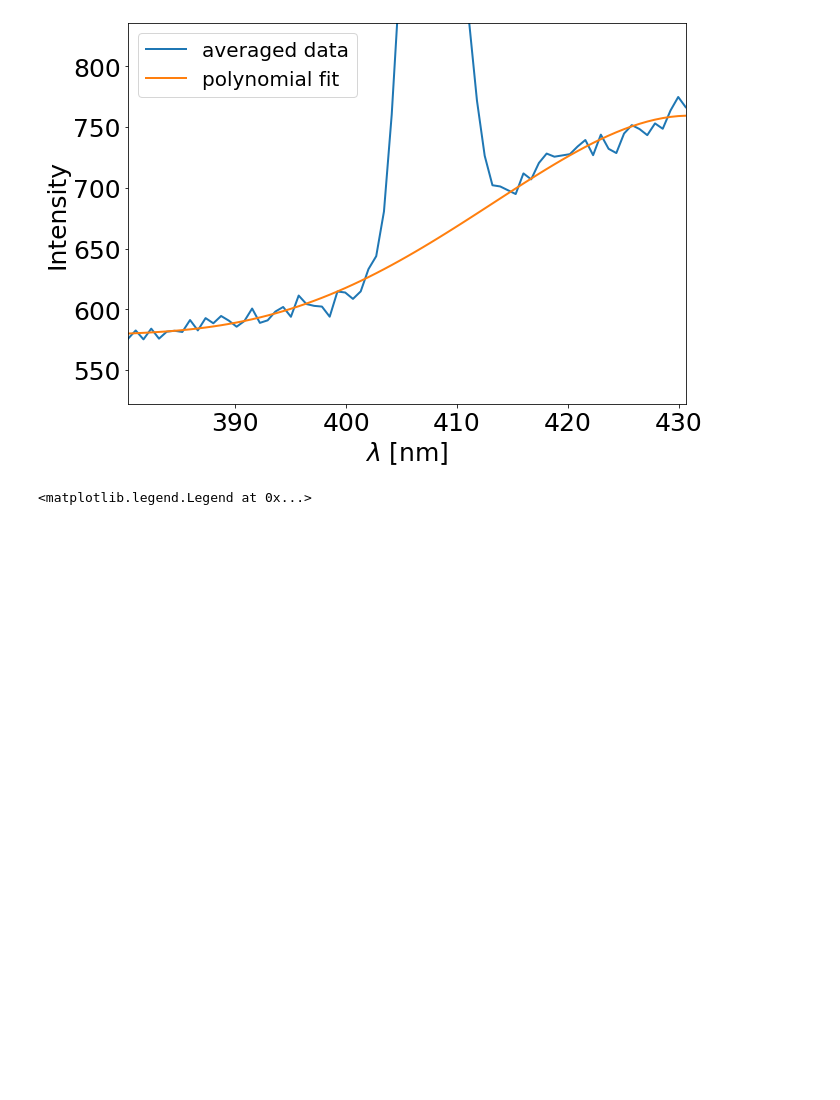
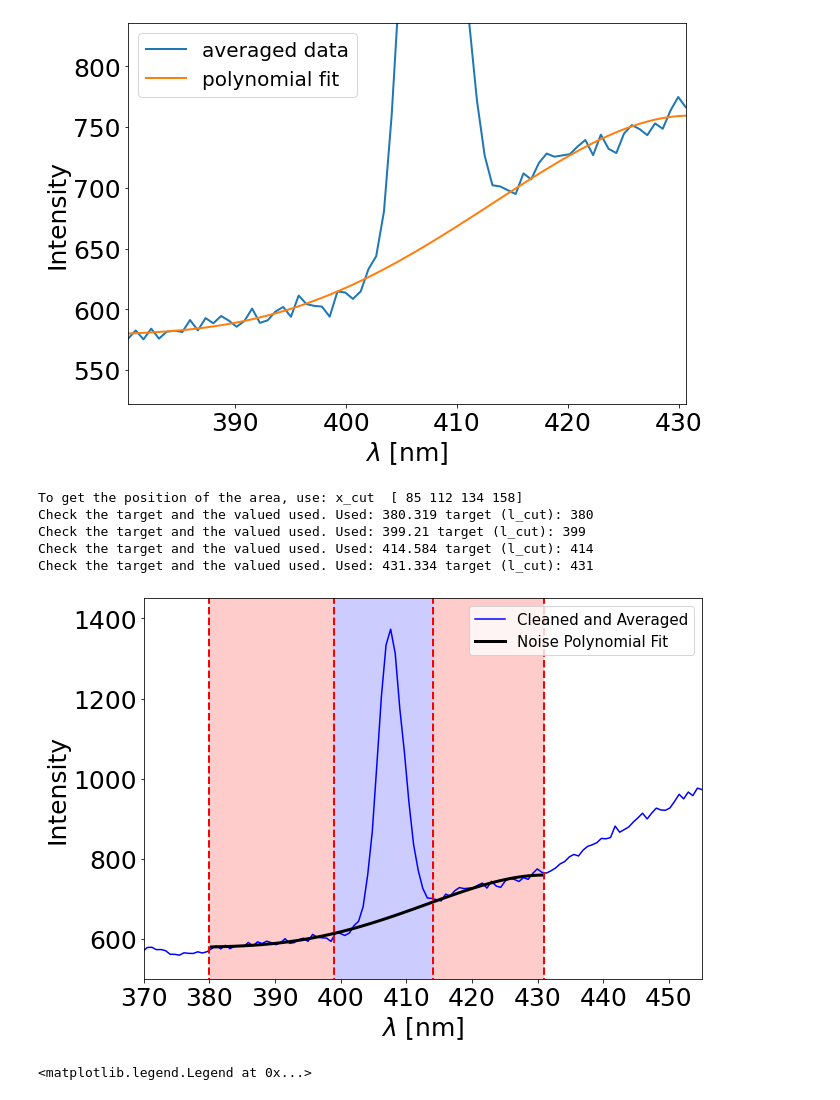
Before and after one commit to glb96/Alpaga, a Jupyter notebook: Tutorials/tutorial_spectra_analysis.ipynb, the cells around one changed output. Cells and saved outputs as stored; diff of their text form; code cells hidden in the pictures; blank space fills up the shorter version.

```diff
--- a/Tutorials/tutorial_spectra_analysis.ipynb
+++ b/Tutorials/tutorial_spectra_analysis.ipynb
@@ -409,6 +388,42 @@ I will look at file with the extension .dat in the directory /home/glebreton/.lo
  758.45081571 759.11331263 759.43418848]
 [figure]
 [figure]
+# %%
+fig, ax = plt.subplots(figsize=(10, 7))
+
+plt.plot(L_lambda, L_spectra, '-b', label='Cleaned and Averaged', lw=1.5)
+plt.plot(L_x_cleaned, L_y_noise_fit, '-k', label='Noise Polynomial Fit', lw=3)
+plt.plot([l_cut[0], l_cut[0]], [0, 1e4], '--r', lw=2)
+plt.plot([l_cut[1], l_cut[1]], [0, 1e4], '--r', lw=2)
+plt.plot([l_cut[2], l_cut[2]], [0, 1e4], '--r', lw=2)
+plt.plot([l_cut[3], l_cut[3]], [0, 1e4], '--r', lw=2)
+ax.axvspan(l_cut[0], l_cut[1], facecolor='red', alpha=0.2)   # between 1st and 2nd
+ax.axvspan(l_cut[1], l_cut[2], facecolor='blue', alpha=0.2)  # between 2nd and 3rd
+ax.axvspan(l_cut[2], l_cut[3], facecolor='red', alpha=0.2)   # between 3rd and 4th
+
+#plt.xlim([L_x_cleaned[0], L_x_cleaned[-1]])
+#plt.ylim([np.min(L_y_noise_fit)*0.9, np.max(L_y_noise_fit)*1.1])
+plt.xlim([370, 455])
+plt.ylim([500, 1450])
+plt.xticks(fontsize=25)
+plt.xlabel(r'$\lambda$ [nm]', fontsize=25)
+plt.ylabel(r'Intensity', fontsize=25)
+plt.yticks(fontsize=25)
+plt.legend(fontsize=15)
+plt.savefig('l_cut_definition.png', dpi=600)
+
+print('To get the position of the area, use: x_cut ', x_cut)
+print('Check the target and the valued used. Used:', L_lambda[x_cut[0]],  'target (l_cut):', l_cut[0])
+print('Check the target and the valued used. Used:', L_lambda[x_cut[1]],  'target (l_cut):', l_cut[1])
+print('Check the target and the valued used. Used:', L_lambda[x_cut[2]],  'target (l_cut):', l_cut[2])
+print('Check the target and the valued used. Used:', L_lambda[x_cut[3]],  'target (l_cut):', l_cut[3])
+# %% [output]
+To get the position of the area, use: x_cut  [ 85 112 134 158]
+Check the target and the valued used. Used: 380.319 target (l_cut): 380
+Check the target and the valued used. Used: 399.21 target (l_cut): 399
+Check the target and the valued used. Used: 414.584 target (l_cut): 414
+Check the target and the valued used. Used: 431.334 target (l_cut): 431
+[figure, added]
 # %%
 # humain fit: try out!
 intensity = 685
```
Also changed, not shown: parts of 2 cells of this notebook, 55 other files.
